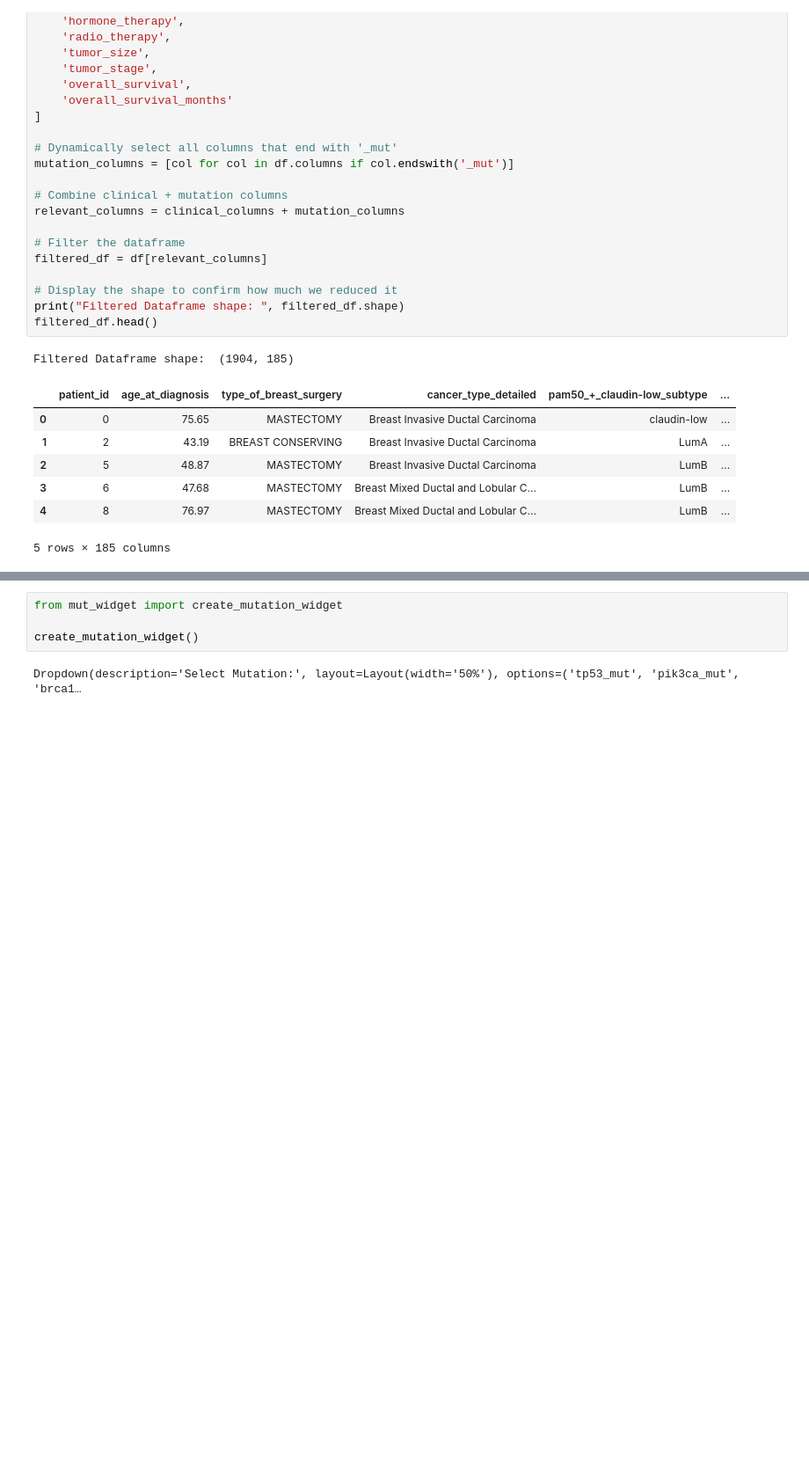
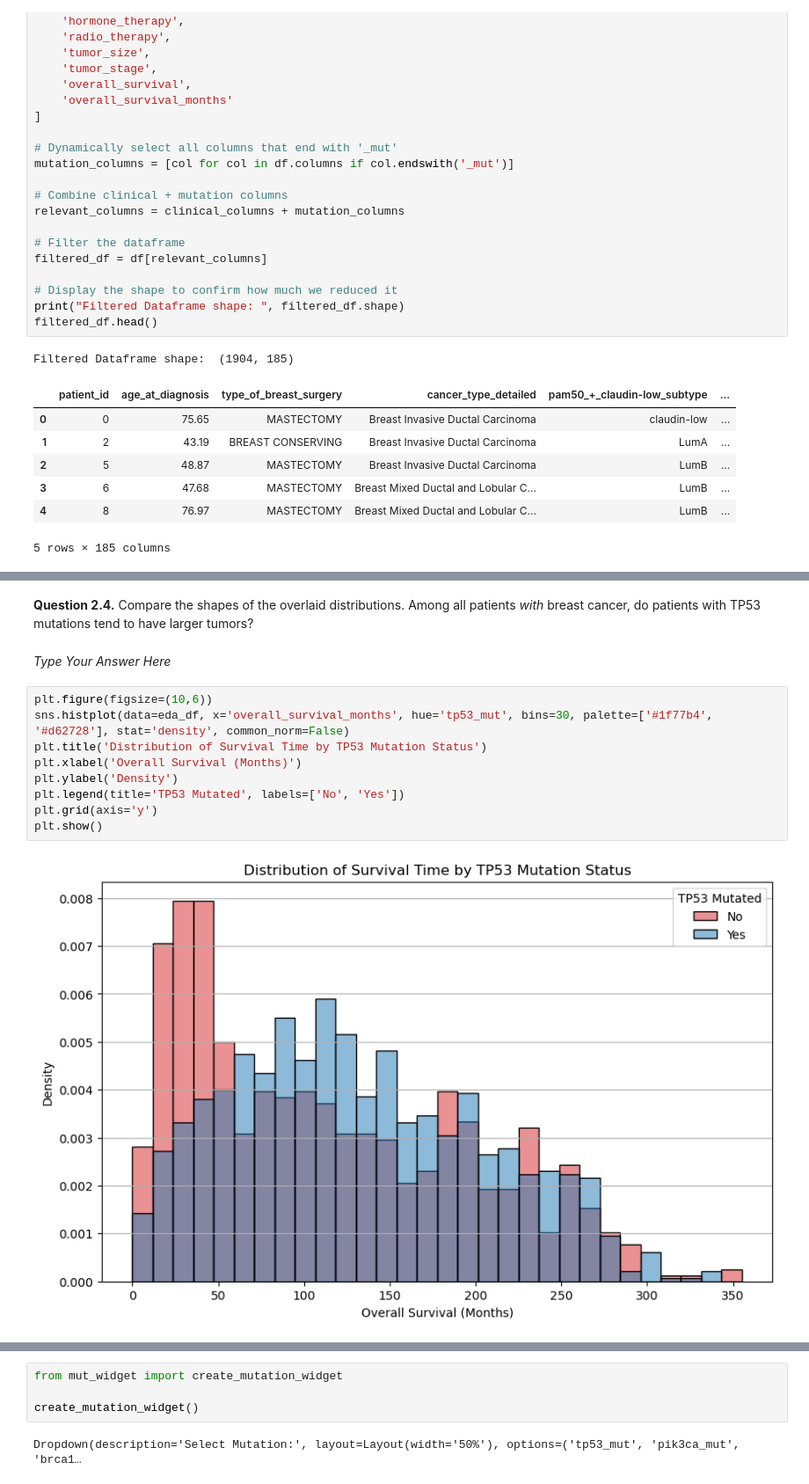
Before and after one commit to ds-modules/ecc-biology, a Jupyter notebook: cancer_mutations/notebook.ipynb, the cells around one changed output, grey strips where cells are left out. Shown at 88% size. Saved outputs shown, nothing was run; the diff lists cells and outputs as text; blank space fills up the shorter version.

```diff
--- a/cancer_mutations/notebook.ipynb
+++ b/cancer_mutations/notebook.ipynb
@@ -185,0 +215,15 @@ We are grouping patients by cancer subtype, and then calculating:
+# %% [markdown]
+**Question 2.4.** Compare the shapes of the overlaid distributions. Among all patients *with* breast cancer, do patients with TP53 mutations tend to have larger tumors?
+# %% [markdown]
+*Type Your Answer Here*
+# %%
+plt.figure(figsize=(10,6))
+sns.histplot(data=eda_df, x='overall_survival_months', hue='tp53_mut', bins=30, palette=['#1f77b4', '#d62728'], stat='density', common_norm=False)
+plt.title('Distribution of Survival Time by TP53 Mutation Status')
+plt.xlabel('Overall Survival (Months)')
+plt.ylabel('Density')
+plt.legend(title='TP53 Mutated', labels=['No', 'Yes'])
+plt.grid(axis='y')
+plt.show()
+# %% [output]
+[figure, added]
```
Also changed, not shown: parts of 58 cells of this notebook, 1 other file.
